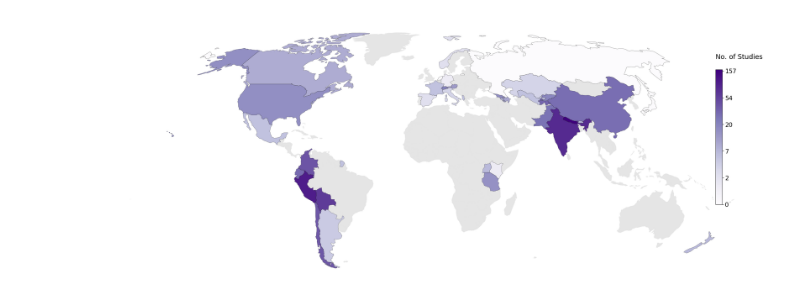
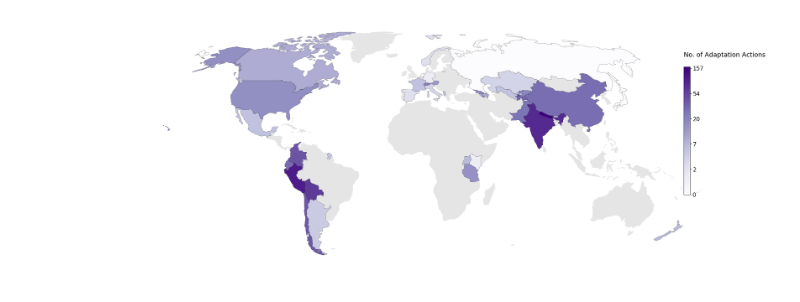
Before and after one commit to vinnyricciardi/mt-adaptation_McDowell_etal_2018, a Jupyter notebook: Notebooks/Data_Visualization.ipynb, the cells around one changed output. Cells and saved outputs as stored; diff of their text form; code cells hidden in the pictures.

Commit message:
Update map legend

```diff
--- a/Notebooks/Data_Visualization.ipynb
+++ b/Notebooks/Data_Visualization.ipynb
@@ -100,7 +100,7 @@ labels = [0, np.exp(1), np.exp(2), np.exp(3), np.exp(4), df['Count'].max()]  # C
 labels = [str(int(l)) for l in labels]
 cbar.ax.set_yticklabels(labels, fontsize=16)
 # cbar.set_label('No.\nAdaptations', fontsize=18, rotation=0, labelpad=3)
-fig.text(.92, .84, 'No. of Studies', fontsize=18)
+fig.text(.92, .84, 'No. of Adaptation Actions', fontsize=18)
 
 
 
@@ -110,32 +110,32 @@ fig.text(.92, .84, 'No. of Studies', fontsize=18)
 # sns.barplot(x='Count',
 #             y='ISO',
 #             data=tmp,
 # #             color='grey',
 #             palette=sns.color_palette('Purples_r', 20),
 #             ax=cax)
 
 # # Turn off top and right spines
 # cax.spines['right'].set_visible(False)
 # cax.spines['top'].set_visible(False)
 
 # # Labels
 # cax.set_title('Top Ten Countries\n', fontsize=18)
 # cax.set_ylabel('')
 # cax.set_xlabel('\nNo. Adaptations', fontsize=17)
 # for tick in cax.xaxis.get_major_ticks():
 #     tick.label.set_fontsize(16)
 # for tick in cax.yaxis.get_major_ticks():
 #     tick.label.set_fontsize(16)
 
 # for label in cax.get_yticklabels():
 #     label.set_horizontalalignment('left')
 
 # yax = cax.get_yaxis()
 # yax.set_tick_params(pad=40)  # Moves plot over to accomodate yaxis left alignment
 
 
 fig.tight_layout()
-plt.savefig('/Users/Vinny_Ricciardi/Downloads/Map_Discrete_Apatations.png', bbox_inches='tight')
+plt.savefig('/Users/Vinny_Ricciardi/Downloads/Map_Discrete_Apatations.png', bbox_inches='tight', dpi=1000)
 plt.show()
 # %% [output]
-[figure, old version]
+[figure, new version]
```
